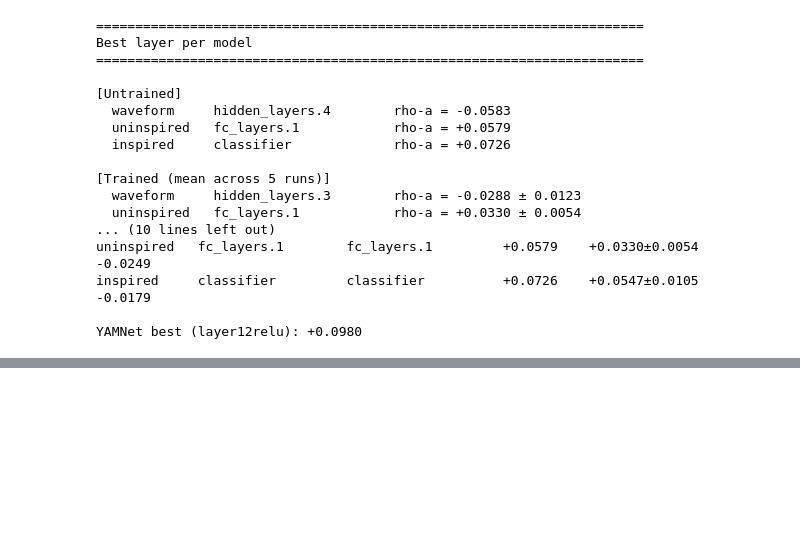
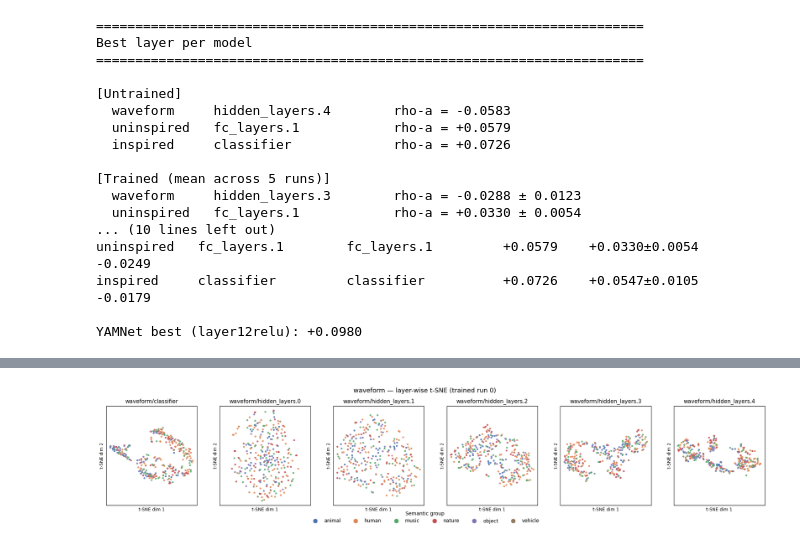
Before and after one commit to sofka005/group-13-bio, a Jupyter notebook: Assignment4/assignment4.ipynb, the cells around one changed output, grey strips where cells are left out. Cells and saved outputs as stored; diff of their text form; code cells hidden in the pictures; blank space fills up the shorter version.

```diff
--- a/Assignment4/assignment4.ipynb
+++ b/Assignment4/assignment4.ipynb
@@ -361,0 +600,18 @@ YAMNet best (layer12relu): +0.0980
+# %%
+# layer-by-layer t-SNE for waveform model
+model_to_plot = "waveform"
+
+layer_keys = [k for k in trained_acts if k.startswith(f"{model_to_plot}/")]
+layer_keys = sorted(layer_keys, key=lambda k: k.split("/", 1)[1])
+
+embs = {k: embed_tsne(trained_acts[k]) for k in layer_keys}
+
+fig = tsne_grid_grouped(
+    embs, sound_groups,
+    ncols=len(layer_keys),
+    figsize=(4 * len(layer_keys), 4),
+    suptitle=f"{model_to_plot} — layer-wise t-SNE (trained run {REP_RUN})",
+)
+plt.show()
+# %% [output]
+[figure, added]
```
Also changed, not shown: parts of 14 cells of this notebook.
